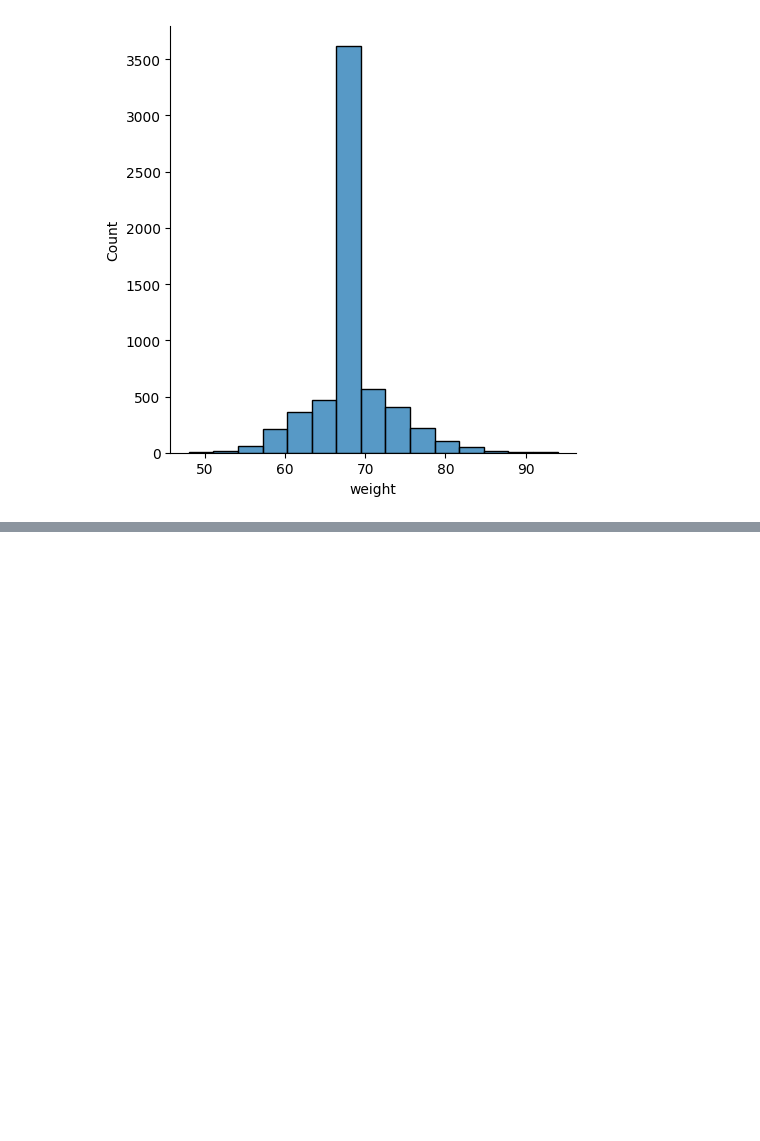
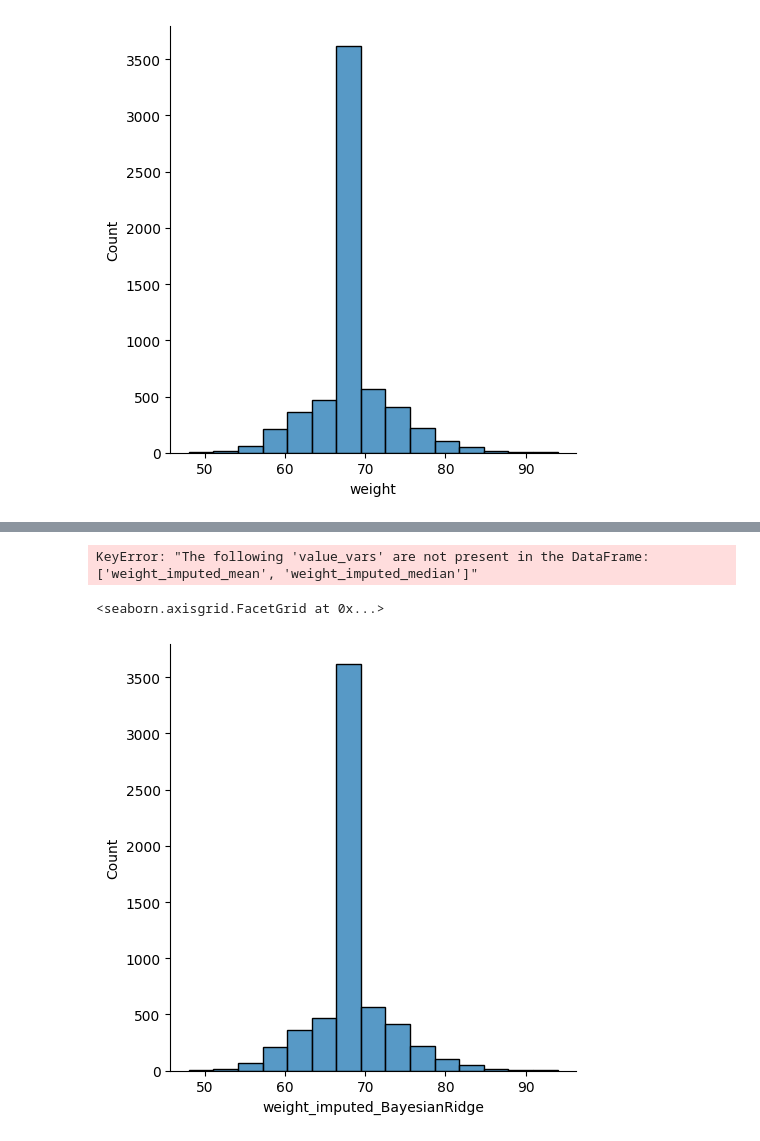
Before and after one commit to Dylan-Nico/Data-Mining-Cyclist-data, a Jupyter notebook: dylan.ipynb, the cells around one changed output, grey strips where cells are left out. Saved outputs shown, nothing was run; the diff lists cells and outputs as text; code cells hidden in the pictures; blank space fills up the shorter version.

Commit message:
iterative imputer added

```diff
--- a/dylan.ipynb
+++ b/dylan.ipynb
@@ -441,0 +464,31 @@ In the statistics community, it is common practice to perform multiple imputatio
+# %%
+# Select the relevant columns for imputation (excluding non-numerical columns)
+df_cyclists_impute = df_cyclists[['birth_year', 'height', 'weight']].copy()
+
+# Random state for reproducibility
+#rng = np.random.RandomState(42)
+
+N_SPLITS = 5  # Number of cross-validation splits
+
+
+# Define different estimators for IterativeImputer
+estimators = [
+    BayesianRidge(),
+    RandomForestRegressor(
+        n_estimators=4, max_depth=10, bootstrap=True, max_samples=0.5, n_jobs=2
+    ),
+    make_pipeline(Nystroem(kernel="polynomial", degree=2), Ridge(alpha=1e3)),
+    KNeighborsRegressor(n_neighbors=15)
+]
+
+# Define tolerance values for each estimator
+tolerances = (1e-3, 1e-1, 1e-1, 1e-2)
+
+# Imputation and scoring for IterativeImputer with different estimators
+for i, (impute_estimator, tol) in enumerate(zip(estimators, tolerances)):
+    # Apply IterativeImputer with different estimators
+    iterative_imputer = IterativeImputer(sample_posterior=True, estimator=impute_estimator, max_iter=25, tol=tol)
+    imputed_column_name = f"weight_imputed_{impute_estimator.__class__.__name__}"
+    df_cyclists_impute[imputed_column_name] = iterative_imputer.fit_transform(df_cyclists_impute[['weight']])
+    print(f"Imputation using {impute_estimator.__class__.__name__} estimator:")
+    print(df_cyclists_impute[['weight', imputed_column_name]])
@@ -441,0 +533,25 @@ In the statistics community, it is common practice to perform multiple imputatio
+# %%
+# Now we want to visualize the distribution of the imputed 'weight' values
+# Concatenate all imputed 'weight' columns for comparison
+imputed_columns = ['weight_imputed_mean', 'weight_imputed_median'] + \
+                  [f"weight_imputed_{est.__class__.__name__}" for est in estimators]
+
+# Create a long-form DataFrame for seaborn
+df_long = pd.melt(df_cyclists_impute, id_vars=['weight'], value_vars=imputed_columns,
+                  var_name='imputation_method', value_name='imputed_weight')
+
+# Plot the distribution of the imputed 'weight' values using seaborn
+seaborn.displot(df_long, x='imputed_weight', hue='imputation_method', kind='hist', bins=15)
+plt.title('Distribution of Imputed Weight Values using Different Methods')
+plt.show()
+# %% [output]
+KeyError: "The following 'value_vars' are not present in the DataFrame: ['weight_imputed_mean', 'weight_imputed_median']"
+# %%
+seaborn.displot(df_cyclists_impute,
+                x="weight_imputed_BayesianRidge",
+                kind="hist",
+                row_order="desc",
+                bins=15)
+# %% [output]
+<seaborn.axisgrid.FacetGrid at 0x...>
+[figure, added]
```
Also changed, not shown: parts of 8 cells of this notebook.
